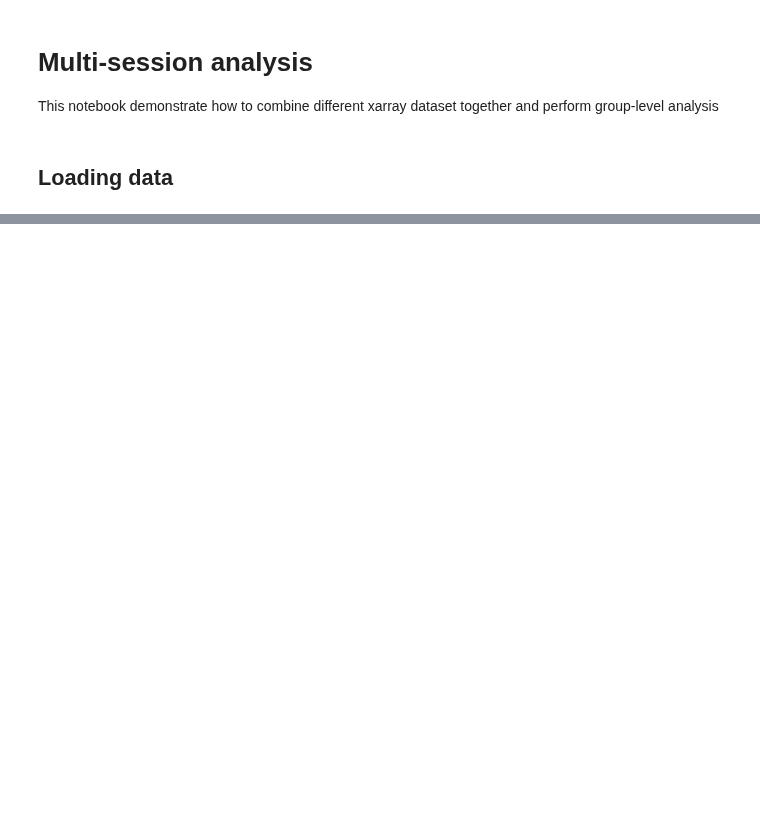
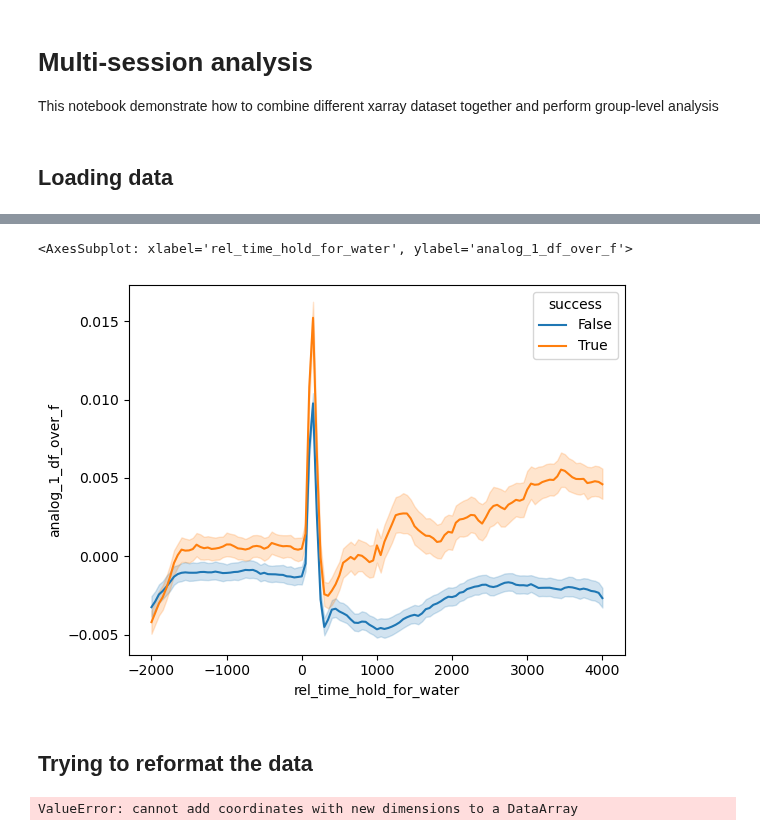
Before and after one commit to juliencarponcy/trialexp, a Jupyter notebook: notebooks/workflow/multi_session_analysis.ipynb, the cells around one changed output, grey strips where cells are left out. Saved outputs shown, nothing was run; the diff lists cells and outputs as text; code cells hidden in the pictures; blank space fills up the shorter version.

```diff
--- a/notebooks/workflow/multi_session_analysis.ipynb
+++ b/notebooks/workflow/multi_session_analysis.ipynb
@@ -47,0 +69,28 @@ Data variables: (12/26)
+# %%
+from glob import glob
+
+def dataset2df(files, data_vars=None, dropna_var:list=None):
+    # Combined and convert dataset to dataframe
+    paths = sorted(glob(files))
+    ds_list = []
+    for p in tqdm(paths):
+        ds = xr.open_dataset(p)
+        if data_vars is not None:
+            try:
+                ds=ds[data_vars]
+            except KeyError:
+                print(f'Error encounter for {p}. skipping this session')
+                continue
+
+        if dropna_var is not None:
+            ds = ds.dropna(dim='time', subset=dropna_var).to_dataframe()
+            # display(ds)
+
+        ds_list.append(ds)
+
+    combined = pd.concat(ds_list).reset_index()
+
+    return combined
+
+combined = dataset2df(r'Z:/Teris/ASAP/expt_sessions/kms*/processed/xr_session.nc',
+                        data_vars =['rel_time_hold_for_water','analog_1_df_over_f','success'], dropna_var = ['rel_time_hold_for_water'])
@@ -47,0 +116,8 @@ Data variables: (12/26)
+# %%
+sns.lineplot(x='rel_time_hold_for_water',hue='success',
+            y='analog_1_df_over_f', data=combined)
+# %% [output]
+<AxesSubplot: xlabel='rel_time_hold_for_water', ylabel='analog_1_df_over_f'>
+[figure, added]
+# %% [markdown]
+## Trying to reformat the data
@@ -47,0 +127,4 @@ Data variables: (12/26)
+# %%
+ds['analog_1_df_over_f'].groupby('
+# %% [output]
+ValueError: cannot add coordinates with new dimensions to a DataArray
```
Also changed, not shown: parts of 21 cells of this notebook, 2 other files.
